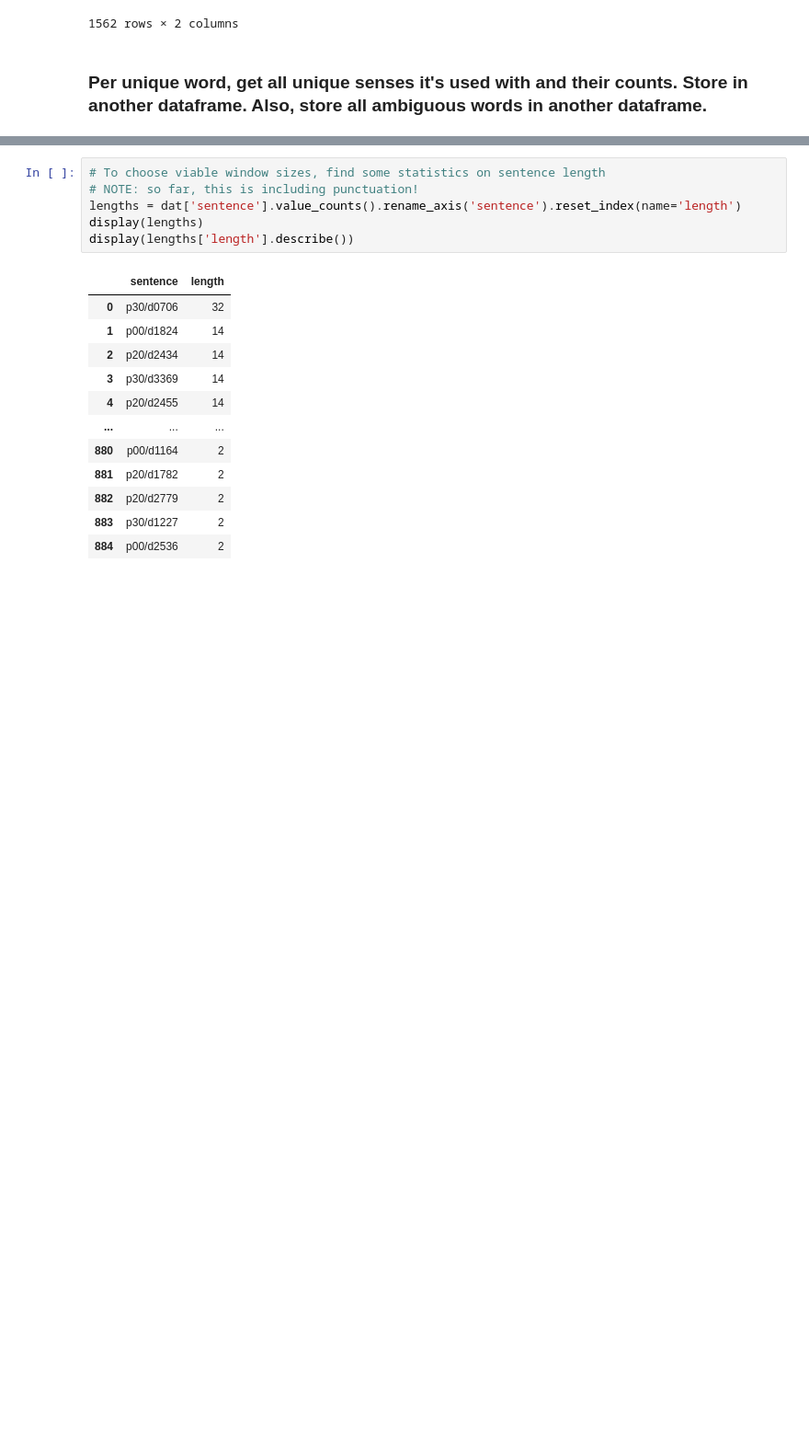
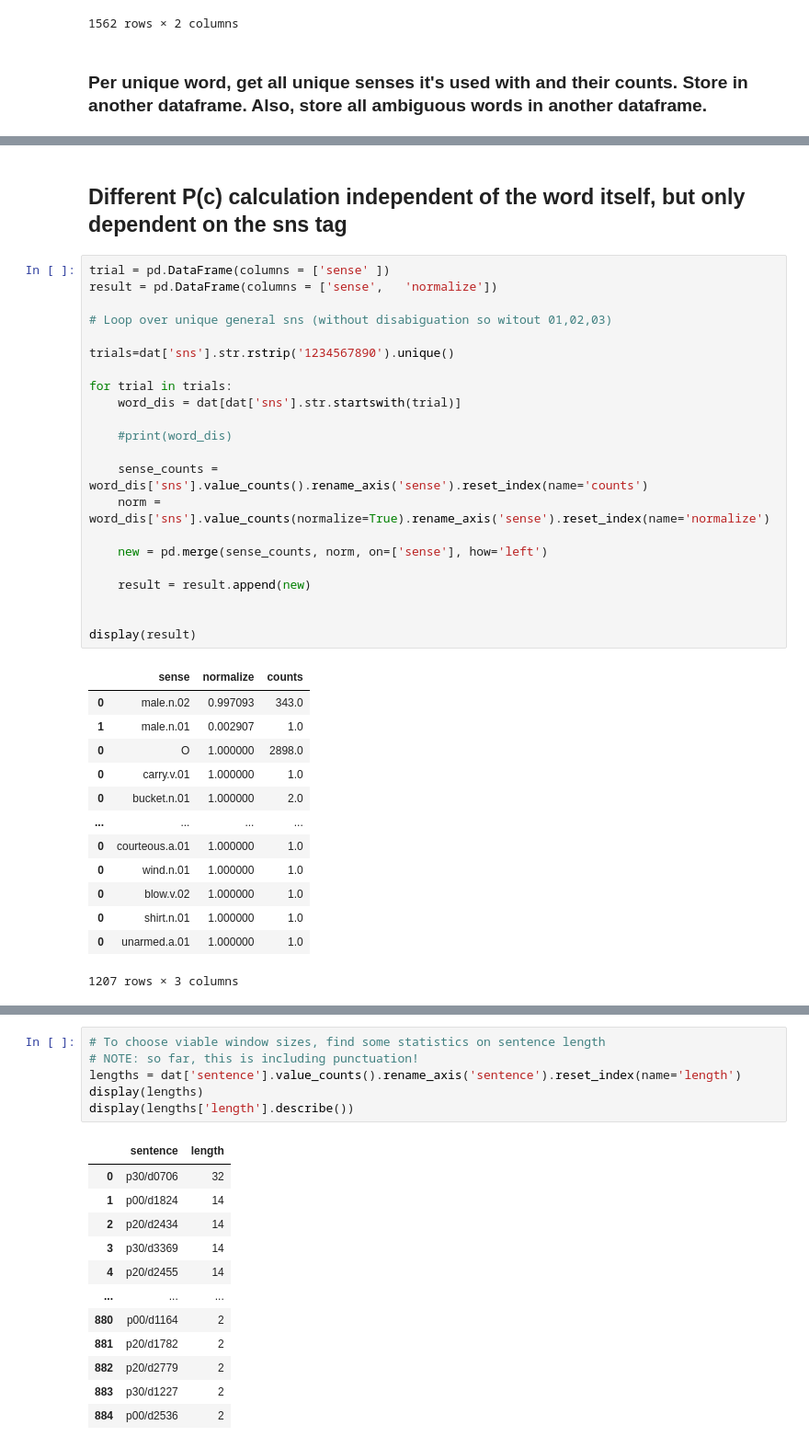
Before and after one commit to piekb/wsd-com-sem, a Jupyter notebook: dataframe.ipynb, the cells around one changed output, grey strips where cells are left out. Shown at 92% size. Drawn from its saved outputs; the diff is of its cells as text; blank space fills up the shorter version.

Commit message:
updeated theory and added different prior calculation

```diff
--- a/dataframe.ipynb
+++ b/dataframe.ipynb
@@ -138,0 +165,38 @@ display(word_df[word_df['word']=='is'])
+# %% [markdown]
+## Different P(c) calculation independent of the word itself, but only dependent on the sns tag
+# %%
+trial = pd.DataFrame(columns = ['sense' ])
+result = pd.DataFrame(columns = ['sense',   'normalize'])
+
+# Loop over unique general sns (without disabiguation so witout 01,02,03)
+
+trials=dat['sns'].str.rstrip('1234567890').unique()
+
+for trial in trials:
+    word_dis = dat[dat['sns'].str.startswith(trial)]
+
+    #print(word_dis)
+
+    sense_counts = word_dis['sns'].value_counts().rename_axis('sense').reset_index(name='counts')
+    norm = word_dis['sns'].value_counts(normalize=True).rename_axis('sense').reset_index(name='normalize')
+
+    new = pd.merge(sense_counts, norm, on=['sense'], how='left')
+
+    result = result.append(new)
+
+
+display(result)
+# %% [output]
+|  | sense | normalize | counts |
+| 0 | male.n.02 | 0.997093 | 343.0 |
+| 1 | male.n.01 | 0.002907 | 1.0 |
+| 0 | O | 1.000000 | 2898.0 |
+| 0 | carry.v.01 | 1.000000 | 1.0 |
+| 0 | bucket.n.01 | 1.000000 | 2.0 |
+| ... | ... | ... | ... |
+| 0 | courteous.a.01 | 1.000000 | 1.0 |
+| 0 | wind.n.01 | 1.000000 | 1.0 |
+| 0 | blow.v.02 | 1.000000 | 1.0 |
+| 0 | shirt.n.01 | 1.000000 | 1.0 |
+| 0 | unarmed.a.01 | 1.000000 | 1.0 |
+1207 rows × 3 columns
```
Also changed, not shown: parts of 11 cells of this notebook.
